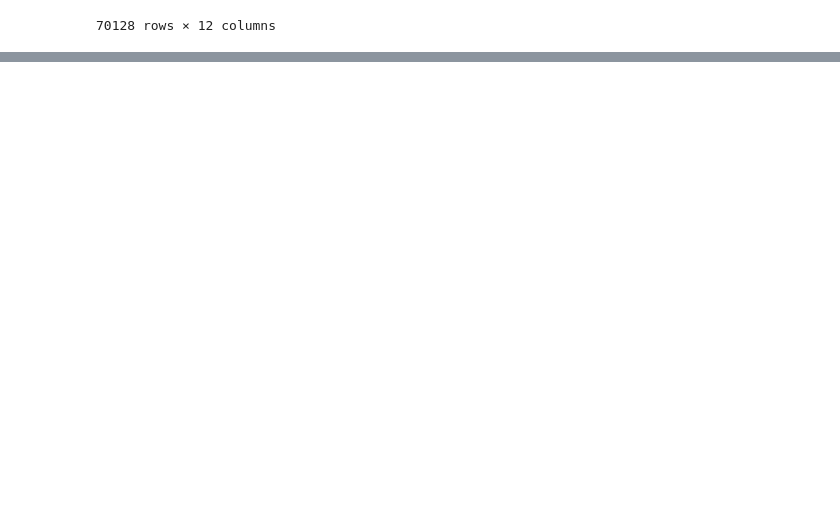
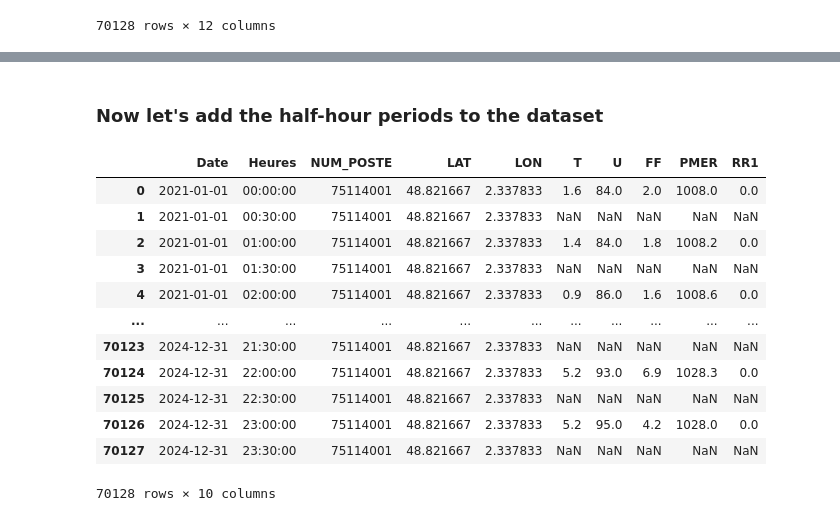
Before and after one commit to Marwane-ELM/energy_peak_prediction_fr, a Jupyter notebook: data_exploration.ipynb, the cells around one changed output, grey strips where cells are left out. Drawn from its saved outputs; the diff is of its cells as text; code cells hidden in the pictures; blank space fills up the shorter version.

```diff
--- a/data_exploration.ipynb
+++ b/data_exploration.ipynb
@@ -643,0 +727,8 @@ conso2
+# %%
+meteo75["Date"] = meteo75["AAAAMMJJHH"].apply(lambda x : str(str(x)[:8]))
+meteo75["Date"] = meteo75["Date"].apply(lambda x : datetime.strptime(x, '%Y%m%d').date())
+
+meteo75["Heures"] = meteo75["AAAAMMJJHH"].apply(lambda x : str(str(x)[8:]) + ':00')
+meteo75["Heures"] = meteo75["Heures"].apply(lambda x : datetime.strptime(x, '%H:%M').time())
+
+meteo75 = meteo75.drop("AAAAMMJJHH", axis=1)
@@ -643,0 +756,8 @@ conso2
+# %%
+min_date = conso["Date"].iloc[0]
+max_date = conso["Date"].iloc[-1]
+
+meteo75 = meteo75[
+    (meteo75["Date"]>= min_date) &
+    (meteo75["Date"]<= max_date)
+    ]
@@ -643,0 +797,2 @@ conso2
+# %%
+meteo75 = rp.select_best_station(meteo75, conso)
@@ -643,0 +823,20 @@ conso2
+# %% [markdown]
+### Now let's add the half-hour periods to the dataset
+# %%
+meteo75 = rp.half_hour(meteo75, conso)
+# %%
+meteo75
+# %% [output]
+|  | Date | Heures | NUM_POSTE | LAT | LON | T | U | FF | PMER | RR1 |
+| 0 | 2021-01-01 | 00:00:00 | 75114001 | 48.821667 | 2.337833 | 1.6 | 84.0 | 2.0 | 1008.0 | 0.0 |
+| 1 | 2021-01-01 | 00:30:00 | 75114001 | 48.821667 | 2.337833 | NaN | NaN | NaN | NaN | NaN |
+| 2 | 2021-01-01 | 01:00:00 | 75114001 | 48.821667 | 2.337833 | 1.4 | 84.0 | 1.8 | 1008.2 | 0.0 |
+| 3 | 2021-01-01 | 01:30:00 | 75114001 | 48.821667 | 2.337833 | NaN | NaN | NaN | NaN | NaN |
+| 4 | 2021-01-01 | 02:00:00 | 75114001 | 48.821667 | 2.337833 | 0.9 | 86.0 | 1.6 | 1008.6 | 0.0 |
+| ... | ... | ... | ... | ... | ... | ... | ... | ... | ... | ... |
+| 70123 | 2024-12-31 | 21:30:00 | 75114001 | 48.821667 | 2.337833 | NaN | NaN | NaN | NaN | NaN |
+| 70124 | 2024-12-31 | 22:00:00 | 75114001 | 48.821667 | 2.337833 | 5.2 | 93.0 | 6.9 | 1028.3 | 0.0 |
+| 70125 | 2024-12-31 | 22:30:00 | 75114001 | 48.821667 | 2.337833 | NaN | NaN | NaN | NaN | NaN |
+| 70126 | 2024-12-31 | 23:00:00 | 75114001 | 48.821667 | 2.337833 | 5.2 | 95.0 | 4.2 | 1028.0 | 0.0 |
+| 70127 | 2024-12-31 | 23:30:00 | 75114001 | 48.821667 | 2.337833 | NaN | NaN | NaN | NaN | NaN |
+70128 rows × 10 columns
```
Also changed, not shown: parts of 35 cells of this notebook, 1 other file.
